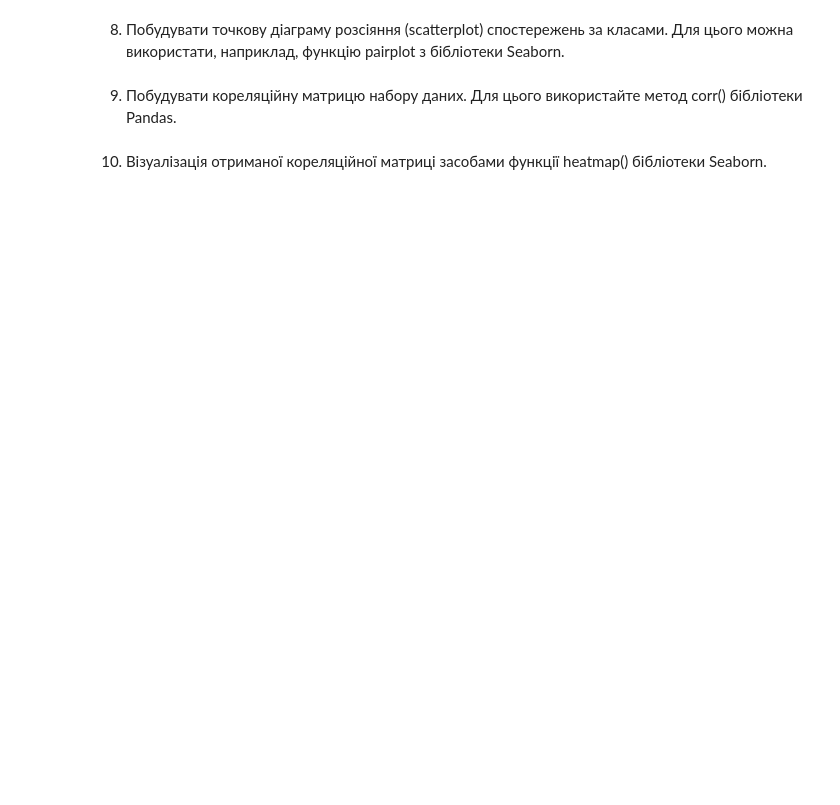
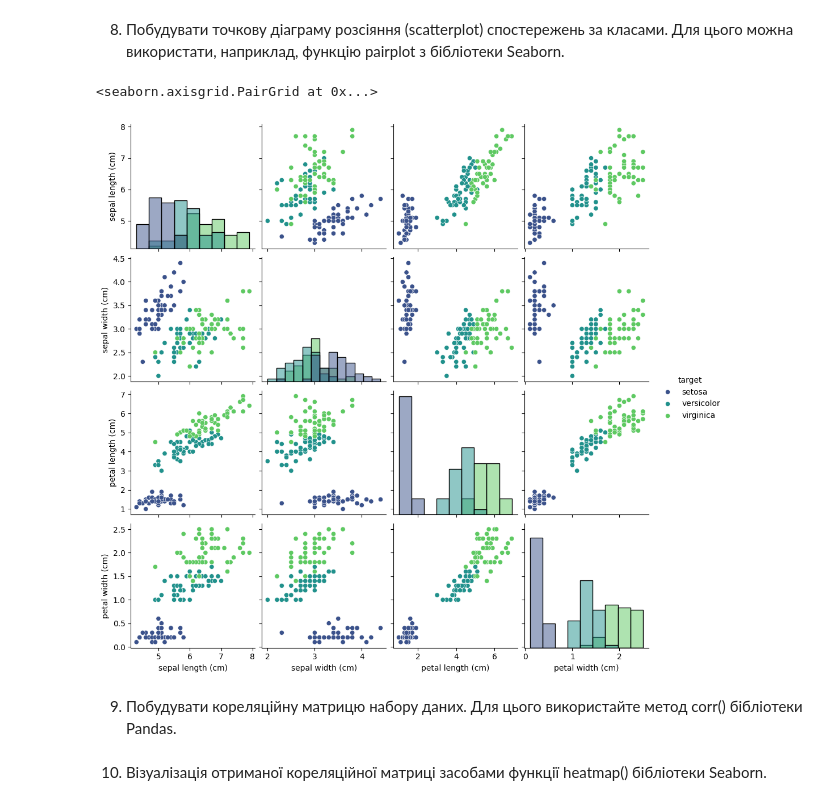
Before and after one commit to AnnaKompan/machine_learning, a Jupyter notebook: iris.ipynb, the cells around one changed output. Saved outputs shown, nothing was run; the diff lists cells and outputs as text; code cells hidden in the pictures; blank space fills up the shorter version.

```diff
--- a/iris.ipynb
+++ b/iris.ipynb
@@ -94,4 +126,12 @@ sns.countplot(data=df_iris, x='target')
 # %% [markdown]
 8. Побудувати точкову діаграму розсіяння (scatterplot) спостережень за класами. Для цього можна використати, наприклад, функцію pairplot з бібліотеки Seaborn.
+# %%
+sns.pairplot(df_iris, hue='target', palette='viridis', diag_kind='hist')
+# hue - color by target (each class diff color)
+# palette: viridis, Set2, husl, deep, colorblind, tab10, Paired, Pastel1, Dark2, Accent
+# diag_kind - type of plot on diagonal (hist, kde, auto)
+# %% [output]
+<seaborn.axisgrid.PairGrid at 0x...>
+[figure, added]
 # %% [markdown]
 9. Побудувати кореляційну матрицю набору даних. Для цього використайте метод corr() бібліотеки Pandas.
```
Also changed, not shown: parts of 12 cells of this notebook.
